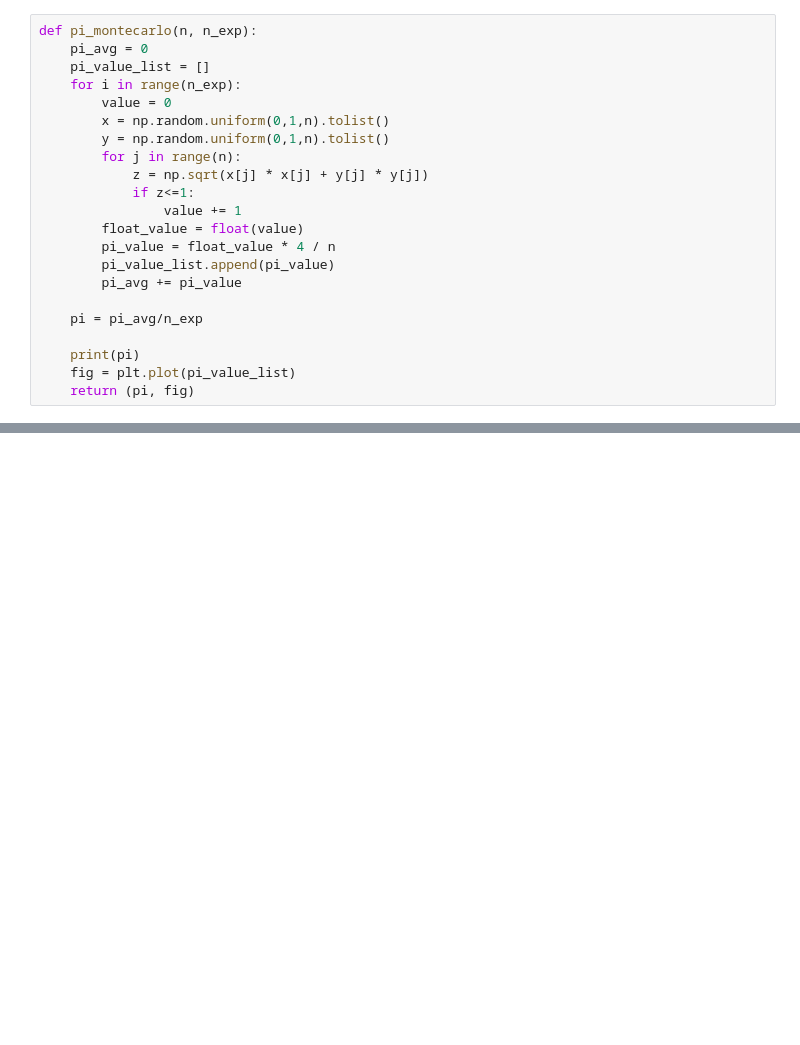
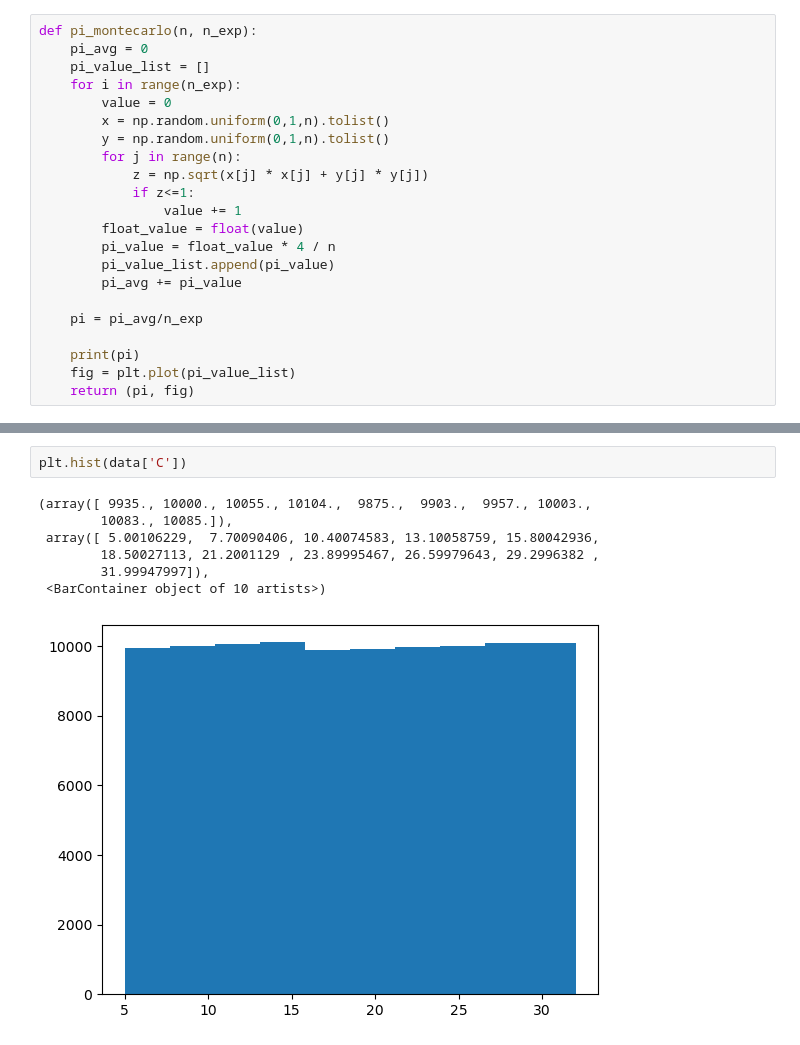
Before and after one commit to FranFer03/machine_learning, a Jupyter notebook: Data Wrangling/Distribuciones.ipynb, the cells around one changed output, grey strips where cells are left out. Drawn from its saved outputs; the diff is of its cells as text; blank space fills up the shorter version.

```diff
--- a/Data Wrangling/Distribuciones.ipynb
+++ b/Data Wrangling/Distribuciones.ipynb
@@ -85,0 +130,10 @@ pi_montecarlo(1000, 200)
+# %%
+plt.hist(data['C'])
+# %% [output]
+(array([ 9935., 10000., 10055., 10104.,  9875.,  9903.,  9957., 10003.,
+        10083., 10085.]),
+ array([ 5.00106229,  7.70090406, 10.40074583, 13.10058759, 15.80042936,
+        18.50027113, 21.2001129 , 23.89995467, 26.59979643, 29.2996382 ,
+        31.99947997]),
+ <BarContainer object of 10 artists>)
+[figure, added]
```
Also changed, not shown: parts of 17 cells of this notebook, 2 other files.
